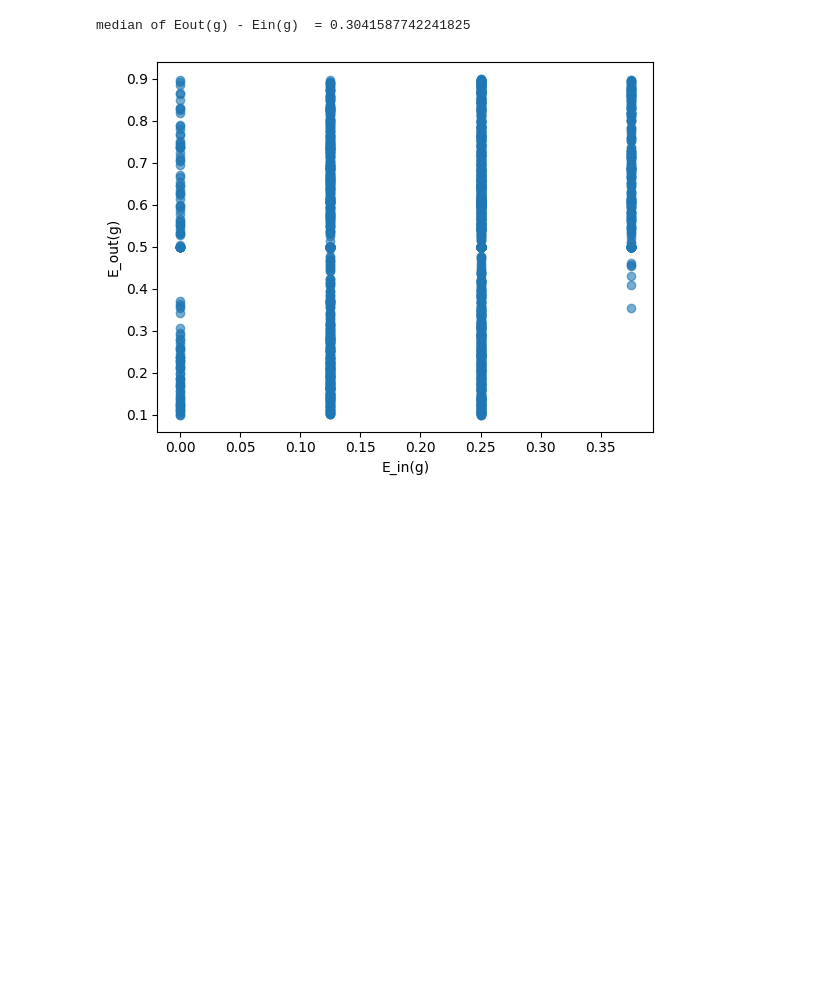
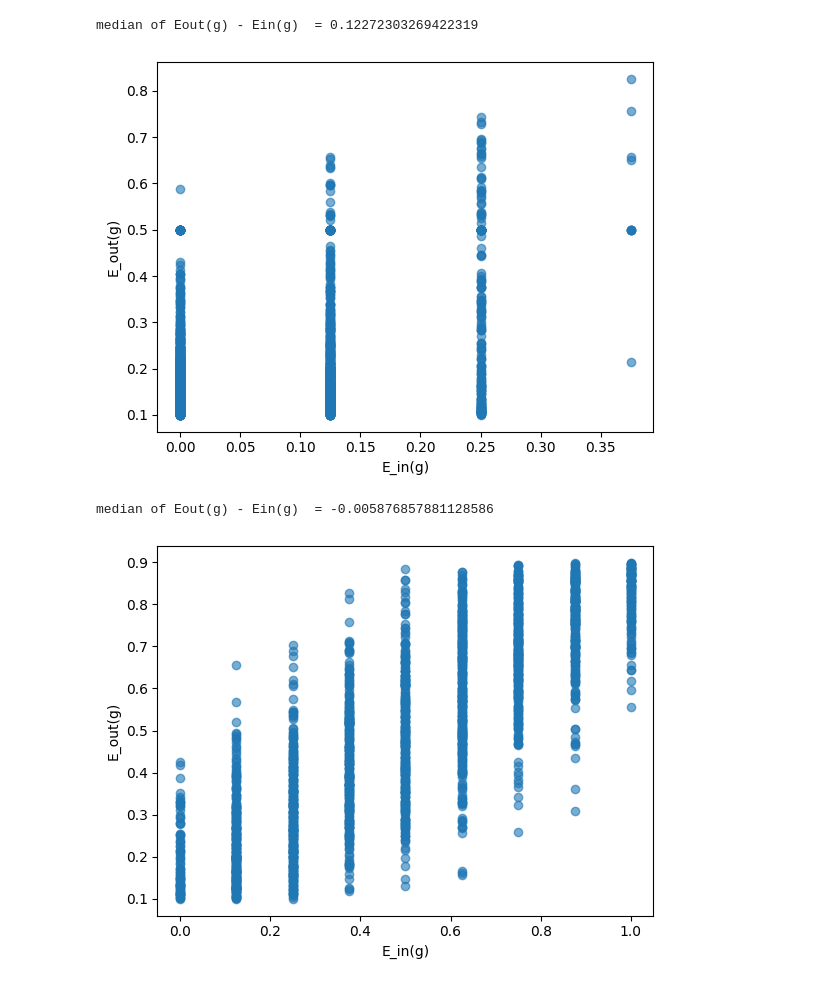
Before and after one commit to Mingyouliao/ML_homewor, a Jupyter notebook: ML_HW_2.ipynb, the cells around one changed output. Saved outputs shown, nothing was run; the diff lists cells and outputs as text; code cells hidden in the pictures; blank space fills up the shorter version.

```diff
--- a/ML_HW_2.ipynb
+++ b/ML_HW_2.ipynb
@@ -84,7 +84,8 @@ thetas = []
 ss = []
 Eouts = []
 
-for _ in range(2000):
+for i in range(2000):
+    np.random.seed(i)
     x,y = generating(8)
     Ein_best, theta_best, s_best = alg(x,y,8)
     Eout = Eout_alg(s_best, theta_best)
@@ -99,5 +100,39 @@ differences = np.median(np.array(Eouts) - np.array(Eins))
 print(f'median of Eout(g) - Ein(g)  = {differences}')
 plot(Eins, Eouts)
 # %% [output]
-median of Eout(g) - Ein(g)  = 0.3041587742241825
+median of Eout(g) - Ein(g)  = 0.12272303269422319
-[figure, old version]
+[figure, new version]
+# %%
+def random_alg(x, y, N):
+    # construct theta
+    theta = np.random.uniform(-1,1)
+    s = np.random.choice([1,-1])
+
+    h = s * np.sign( x - theta )
+    error = np.sum(h != y)/N
+
+    return error, theta, s
+# %%
+Eins = []
+thetas = []
+ss = []
+Eouts = []
+
+for i in range(2000):
+    np.random.seed(i)
+    x,y = generating(8)
+    Ein_best, theta_best, s_best = random_alg(x,y,8)
+    Eout = Eout_alg(s_best, theta_best)
+
+    ### save data
+    Eins.append(Ein_best)
+    thetas.append(theta_best)
+    ss.append(s_best)
+    Eouts.append(Eout)
+
+differences = np.median(np.array(Eouts) - np.array(Eins))
+print(f'median of Eout(g) - Ein(g)  = {differences}')
+plot(Eins, Eouts)
+# %% [output]
+median of Eout(g) - Ein(g)  = -0.005876857881128586
+[figure, added]
```
Also changed, not shown: parts of 3 cells of this notebook.
